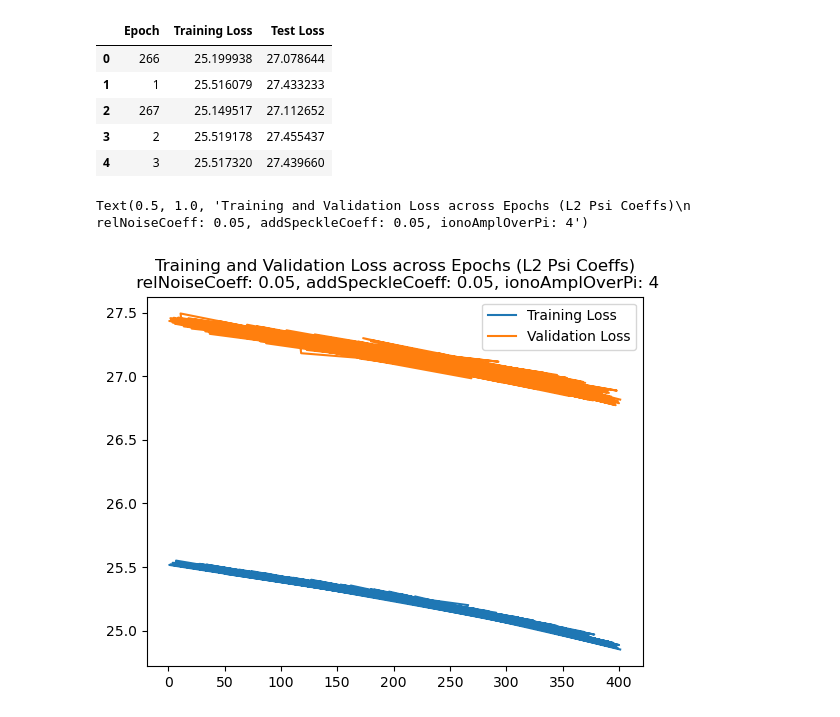
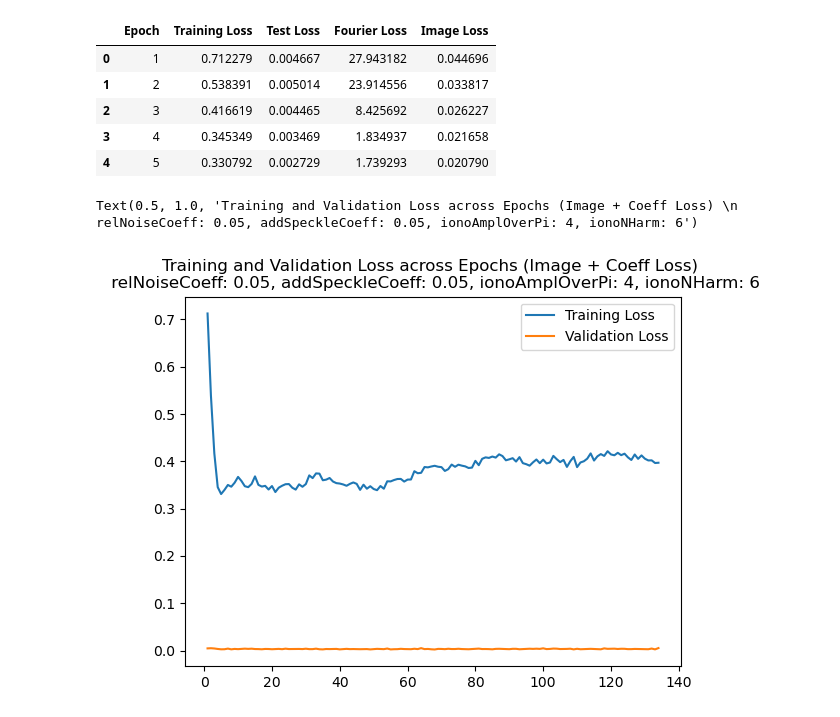
Before and after one commit to outlawhayden/iono-net, a Jupyter notebook: utils/plot_losses.ipynb, the cells around one changed output. Drawn from its saved outputs; the diff is of its cells as text; code cells hidden in the pictures.

Commit message:
beginning overhaul for image based inference

```diff
--- a/utils/plot_losses.ipynb
+++ b/utils/plot_losses.ipynb
@@ -7,21 +7,23 @@ import seaborn as sns
 # %%
 data_config = {"F":100,"ionoNharm":6,"domainLengthInF":3.6,"maxN_PS":15,"PoissonLambda_amplPS":5,"numPsiSamples":7,"xi":0.5,"relNoiseCoeff":0.05,"addSpeckleCoeff":0.05,"minScattererRadius":1,"ionoAmplOverPi":4,"F_to_lmax":1.5,"windowType":"rect","sumType":"trapz"}
 
-df = pd.read_csv("/home/houtlaw/iono-net/model/training_losses_single.csv")
+df = pd.read_csv("/home/houtlaw/iono-net/model/training_losses_image.csv")
+
+#df = pd.read_csv("/home/houtlaw/iono-net/model/training_losses_conv.csv")
 
 df.head()
 # %% [output]
-|  | Epoch | Training Loss | Test Loss |
-| 0 | 266 | 25.199938 | 27.078644 |
-| 1 | 1 | 25.516079 | 27.433233 |
-| 2 | 267 | 25.149517 | 27.112652 |
-| 3 | 2 | 25.519178 | 27.455437 |
-| 4 | 3 | 25.517320 | 27.439660 |
+|  | Epoch | Training Loss | Test Loss | Fourier Loss | Image Loss |
+| 0 | 1 | 0.712279 | 0.004667 | 27.943182 | 0.044696 |
+| 1 | 2 | 0.538391 | 0.005014 | 23.914556 | 0.033817 |
+| 2 | 3 | 0.416619 | 0.004465 | 8.425692 | 0.026227 |
+| 3 | 4 | 0.345349 | 0.003469 | 1.834937 | 0.021658 |
+| 4 | 5 | 0.330792 | 0.002729 | 1.739293 | 0.020790 |
 # %%
 plt.plot(df["Epoch"], df["Training Loss"], label = "Training Loss")
 plt.plot(df["Epoch"], df["Test Loss"], label = "Validation Loss")
 plt.legend()
-plt.title("Training and Validation Loss across Epochs (L2 Psi Coeffs)\n relNoiseCoeff: 0.05, addSpeckleCoeff: 0.05, ionoAmplOverPi: 4")
+plt.title("Training and Validation Loss across Epochs (Image + Coeff Loss) \n relNoiseCoeff: 0.05, addSpeckleCoeff: 0.05, ionoAmplOverPi: 4, ionoNHarm: 6")
 # %% [output]
-Text(0.5, 1.0, 'Training and Validation Loss across Epochs (L2 Psi Coeffs)\n relNoiseCoeff: 0.05, addSpeckleCoeff: 0.05, ionoAmplOverPi: 4')
+Text(0.5, 1.0, 'Training and Validation Loss across Epochs (Image + Coeff Loss) \n relNoiseCoeff: 0.05, addSpeckleCoeff: 0.05, ionoAmplOverPi: 4, ionoNHarm: 6')
-[figure, old version]
+[figure, new version]
```
Also changed, not shown: parts of 2 cells of this notebook, 37 other files.
